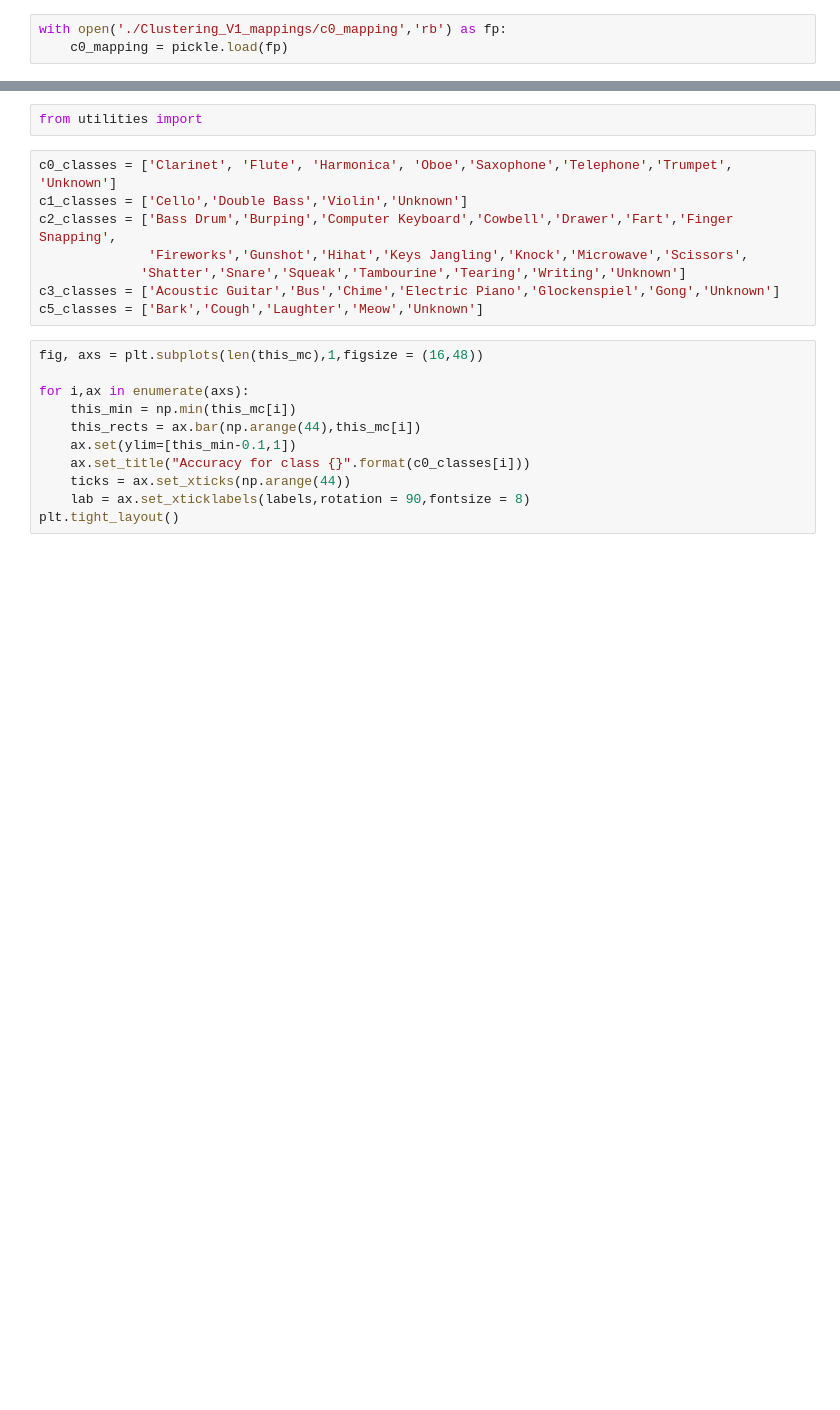
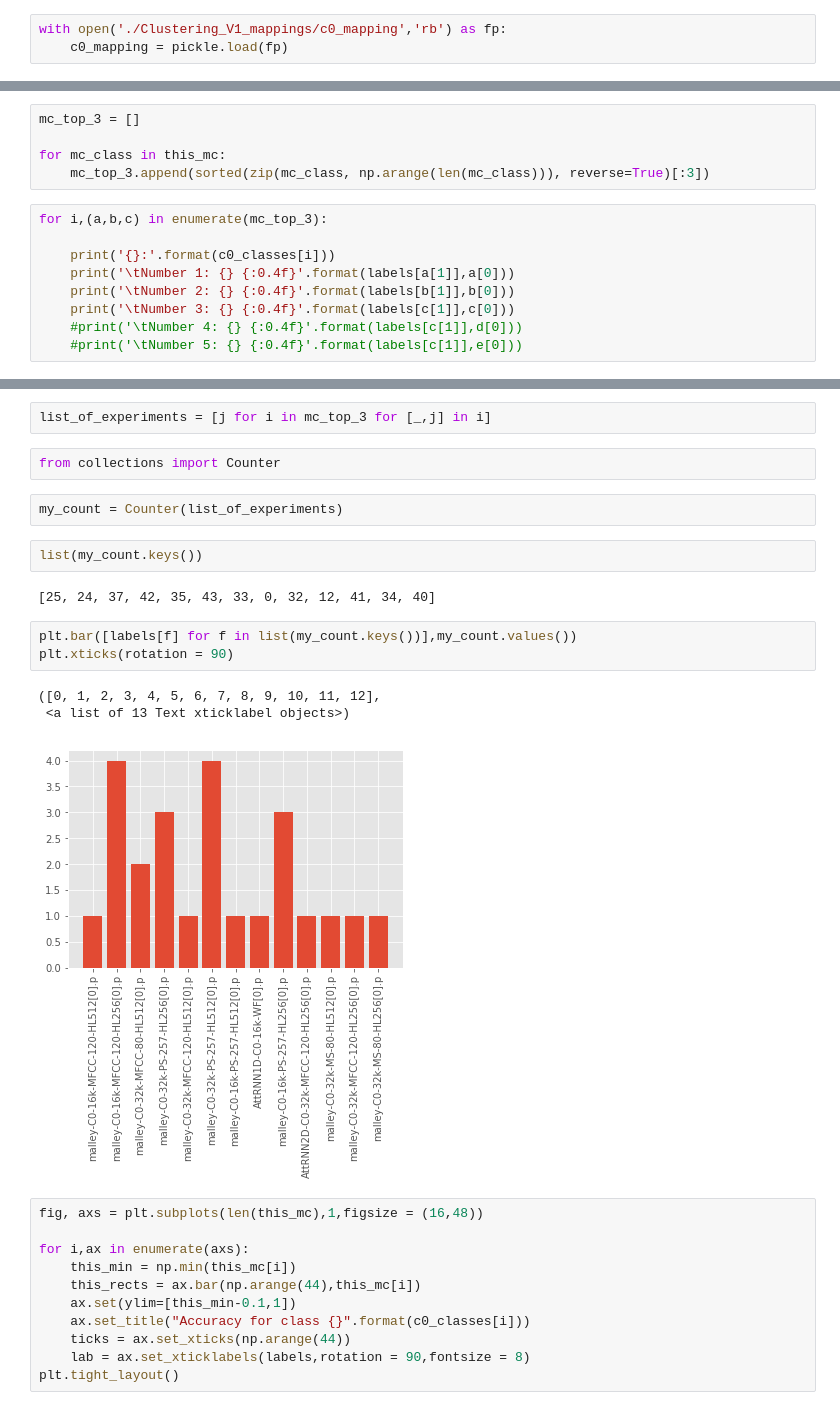
Before and after one commit to ebucheli/FreeSound_GPAT, a Jupyter notebook: Results Analysis-Copy1.ipynb, the cells around one changed output, grey strips where cells are left out. Drawn from its saved outputs; the diff is of its cells as text; blank space fills up the shorter version.

```diff
--- a/Results Analysis-Copy1.ipynb
+++ b/Results Analysis-Copy1.ipynb
@@ -173,0 +155,14 @@ with open('./Clustering_V1_mappings/c0_mapping','rb') as fp:
+# %%
+mc_top_3 = []
+
+for mc_class in this_mc:
+    mc_top_3.append(sorted(zip(mc_class, np.arange(len(mc_class))), reverse=True)[:3])
+# %%
+for i,(a,b,c) in enumerate(mc_top_3):
+
+    print('{}:'.format(c0_classes[i]))
+    print('\tNumber 1: {} {:0.4f}'.format(labels[a[1]],a[0]))
+    print('\tNumber 2: {} {:0.4f}'.format(labels[b[1]],b[0]))
+    print('\tNumber 3: {} {:0.4f}'.format(labels[c[1]],c[0]))
+    #print('\tNumber 4: {} {:0.4f}'.format(labels[c[1]],d[0]))
+    #print('\tNumber 5: {} {:0.4f}'.format(labels[c[1]],e[0]))
@@ -174,13 +187,20 @@ with open('./Clustering_V1_mappings/c0_mapping','rb') as fp:
+# %%
+list_of_experiments = [j for i in mc_top_3 for [_,j] in i]
 # %%
-from utilities import
+from collections import Counter
-# %%
-c0_classes = ['Clarinet', 'Flute', 'Harmonica', 'Oboe','Saxophone','Telephone','Trumpet', 'Unknown']
-c1_classes = ['Cello','Double Bass','Violin','Unknown']
-c2_classes = ['Bass Drum','Burping','Computer Keyboard','Cowbell','Drawer','Fart','Finger Snapping',
-              'Fireworks','Gunshot','Hihat','Keys Jangling','Knock','Microwave','Scissors',
-             'Shatter','Snare','Squeak','Tambourine','Tearing','Writing','Unknown']
-c3_classes = ['Acoustic Guitar','Bus','Chime','Electric Piano','Glockenspiel','Gong','Unknown']
-c5_classes = ['Bark','Cough','Laughter','Meow','Unknown']
+# %%
+my_count = Counter(list_of_experiments)
+# %%
+list(my_count.keys())
+# %% [output]
+[25, 24, 37, 42, 35, 43, 33, 0, 32, 12, 41, 34, 40]
+# %%
+plt.bar([labels[f] for f in list(my_count.keys())],my_count.values())
+plt.xticks(rotation = 90)
+# %% [output]
+([0, 1, 2, 3, 4, 5, 6, 7, 8, 9, 10, 11, 12],
+ <a list of 13 Text xticklabel objects>)
+[figure, added]
 # %%
 fig, axs = plt.subplots(len(this_mc),1,figsize = (16,48))
 
```
Also changed, not shown: parts of 18 cells of this notebook, 2 other files.
